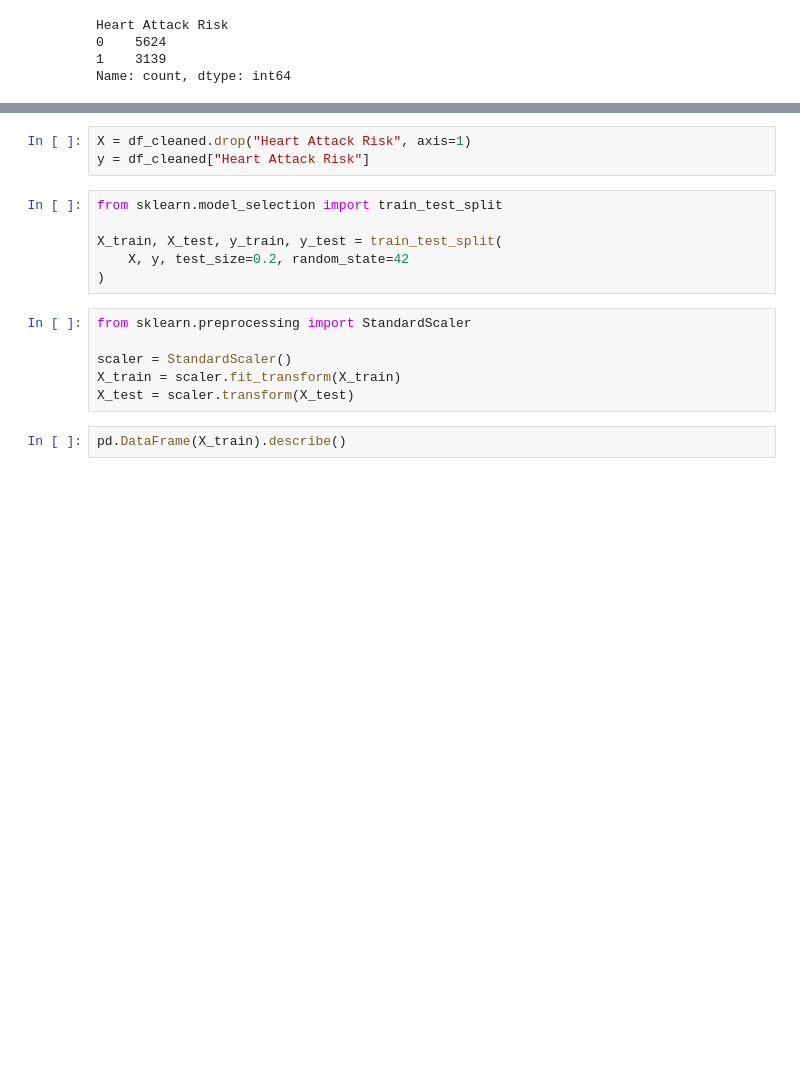
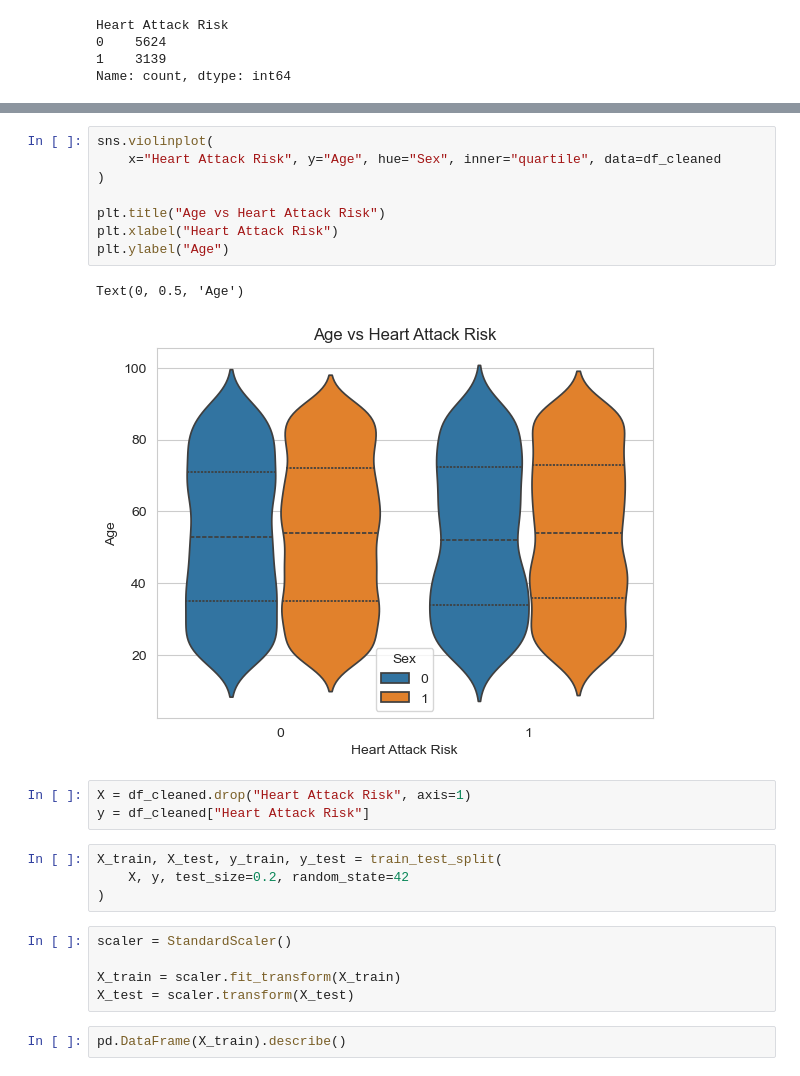
Before and after one commit to Luksh/AI-Level-6, a Jupyter notebook: Untitled2.ipynb, the cells around one changed output, grey strips where cells are left out. Cells and saved outputs as stored; diff of their text form; blank space fills up the shorter version.

```diff
--- a/Untitled2.ipynb
+++ b/Untitled2.ipynb
@@ -121,16 +181,24 @@ plt.show()
+# %%
+sns.violinplot(
+    x="Heart Attack Risk", y="Age", hue="Sex", inner="quartile", data=df_cleaned
+)
+
+plt.title("Age vs Heart Attack Risk")
+plt.xlabel("Heart Attack Risk")
+plt.ylabel("Age")
+# %% [output]
+Text(0, 0.5, 'Age')
+[figure, added]
 # %%
 X = df_cleaned.drop("Heart Attack Risk", axis=1)
 y = df_cleaned["Heart Attack Risk"]
 # %%
-from sklearn.model_selection import train_test_split
-
 X_train, X_test, y_train, y_test = train_test_split(
     X, y, test_size=0.2, random_state=42
 )
 # %%
-from sklearn.preprocessing import StandardScaler
+scaler = StandardScaler()
 
-scaler = StandardScaler()
 X_train = scaler.fit_transform(X_train)
 X_test = scaler.transform(X_test)
 # %%
```
Also changed, not shown: parts of 21 cells of this notebook.
